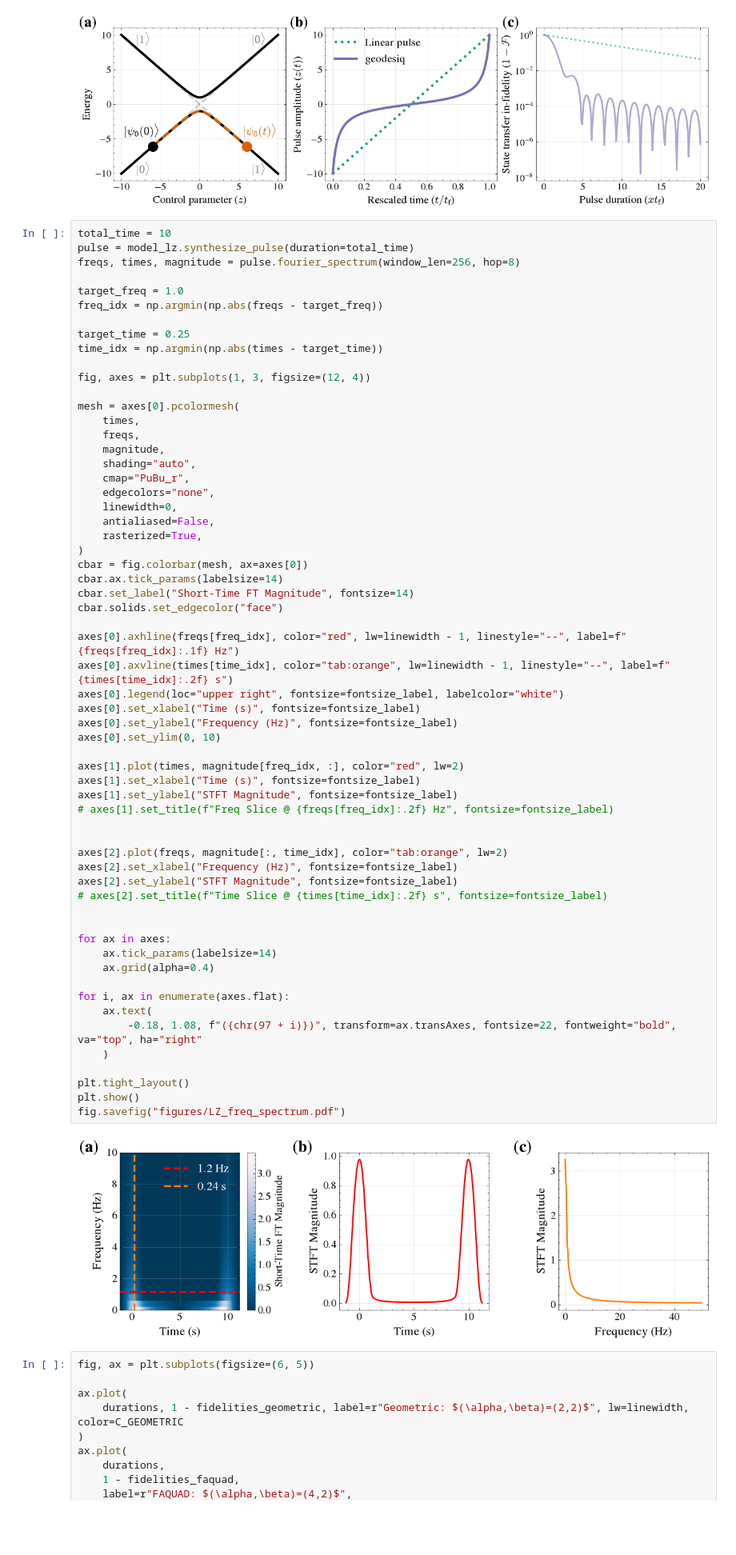
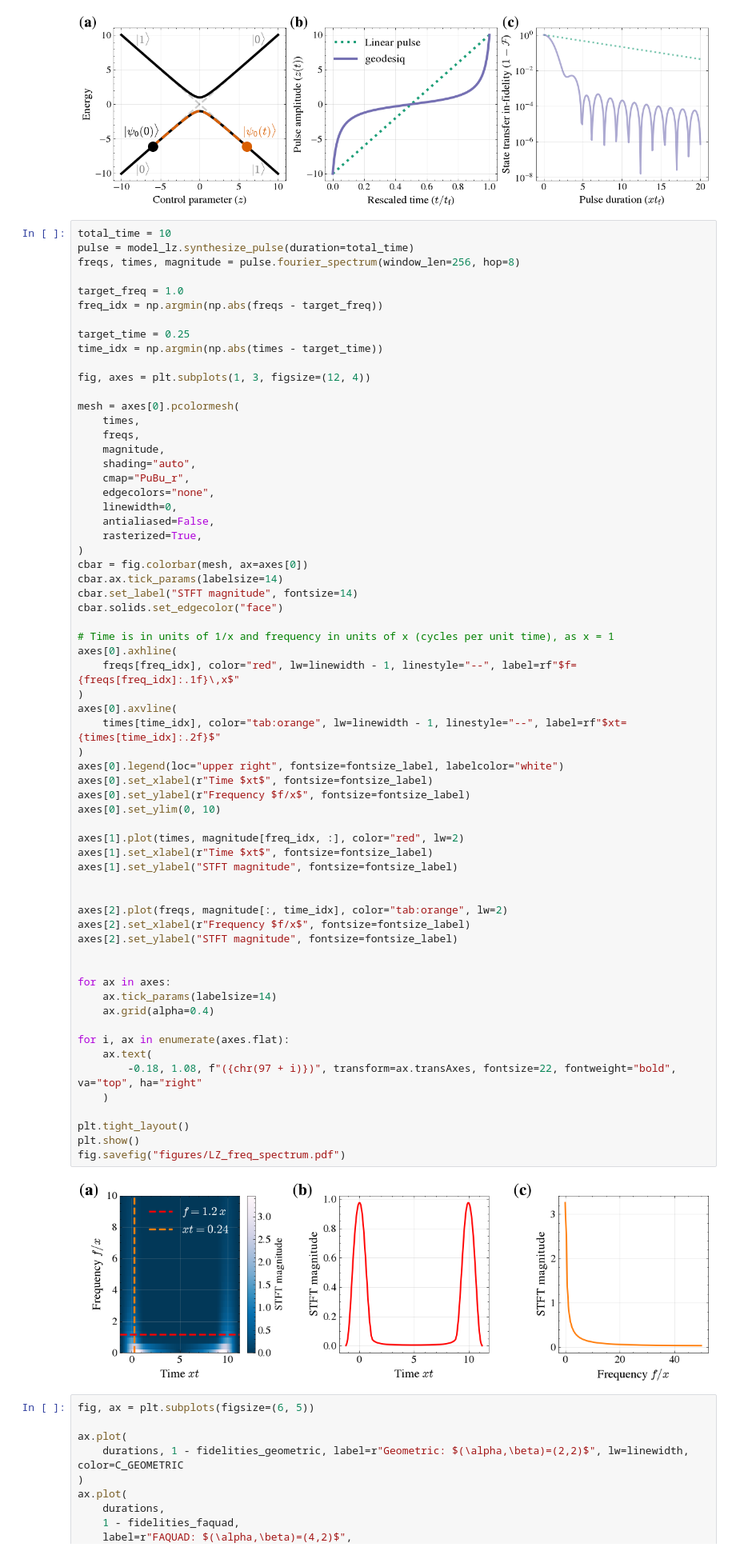
Before and after one commit to geodesiq-control/geodesiq-control, a Jupyter notebook: dev/manuscript_figures.ipynb, the cells around one changed output. Shown at 80% size. Saved outputs shown, nothing was run; the diff lists cells and outputs as text; blank space fills up the shorter version.

Commit message:
Remove units from SSFT

```diff
--- a/dev/manuscript_figures.ipynb
+++ b/dev/manuscript_figures.ipynb
@@ -184,45 +184,48 @@ mesh = axes[0].pcolormesh(
     linewidth=0,
     antialiased=False,
     rasterized=True,
 )
 cbar = fig.colorbar(mesh, ax=axes[0])
 cbar.ax.tick_params(labelsize=14)
-cbar.set_label("Short-Time FT Magnitude", fontsize=14)
+cbar.set_label("STFT magnitude", fontsize=14)
 cbar.solids.set_edgecolor("face")
 
-axes[0].axhline(freqs[freq_idx], color="red", lw=linewidth - 1, linestyle="--", label=f"{freqs[freq_idx]:.1f} Hz")
-axes[0].axvline(times[time_idx], color="tab:orange", lw=linewidth - 1, linestyle="--", label=f"{times[time_idx]:.2f} s")
+# Time is in units of 1/x and frequency in units of x (cycles per unit time), as x = 1
+axes[0].axhline(
+    freqs[freq_idx], color="red", lw=linewidth - 1, linestyle="--", label=rf"$f={freqs[freq_idx]:.1f}\,x$"
+)
+axes[0].axvline(
+    times[time_idx], color="tab:orange", lw=linewidth - 1, linestyle="--", label=rf"$xt={times[time_idx]:.2f}$"
+)
 axes[0].legend(loc="upper right", fontsize=fontsize_label, labelcolor="white")
-axes[0].set_xlabel("Time (s)", fontsize=fontsize_label)
-axes[0].set_ylabel("Frequency (Hz)", fontsize=fontsize_label)
+axes[0].set_xlabel(r"Time $xt$", fontsize=fontsize_label)
+axes[0].set_ylabel(r"Frequency $f/x$", fontsize=fontsize_label)
 axes[0].set_ylim(0, 10)
 
 axes[1].plot(times, magnitude[freq_idx, :], color="red", lw=2)
-axes[1].set_xlabel("Time (s)", fontsize=fontsize_label)
-axes[1].set_ylabel("STFT Magnitude", fontsize=fontsize_label)
-# axes[1].set_title(f"Freq Slice @ {freqs[freq_idx]:.2f} Hz", fontsize=fontsize_label)
+axes[1].set_xlabel(r"Time $xt$", fontsize=fontsize_label)
+axes[1].set_ylabel("STFT magnitude", fontsize=fontsize_label)
 
 
 axes[2].plot(freqs, magnitude[:, time_idx], color="tab:orange", lw=2)
-axes[2].set_xlabel("Frequency (Hz)", fontsize=fontsize_label)
-axes[2].set_ylabel("STFT Magnitude", fontsize=fontsize_label)
-# axes[2].set_title(f"Time Slice @ {times[time_idx]:.2f} s", fontsize=fontsize_label)
+axes[2].set_xlabel(r"Frequency $f/x$", fontsize=fontsize_label)
+axes[2].set_ylabel("STFT magnitude", fontsize=fontsize_label)
 
 
 for ax in axes:
     ax.tick_params(labelsize=14)
     ax.grid(alpha=0.4)
 
 for i, ax in enumerate(axes.flat):
     ax.text(
         -0.18, 1.08, f"({chr(97 + i)})", transform=ax.transAxes, fontsize=22, fontweight="bold", va="top", ha="right"
     )
 
 plt.tight_layout()
 plt.show()
 fig.savefig("figures/LZ_freq_spectrum.pdf")
 # %% [output]
-[figure, old version]
+[figure, new version]
 # %%
 fig, ax = plt.subplots(figsize=(6, 5))
 
```
Also changed, not shown: 1 other file.
